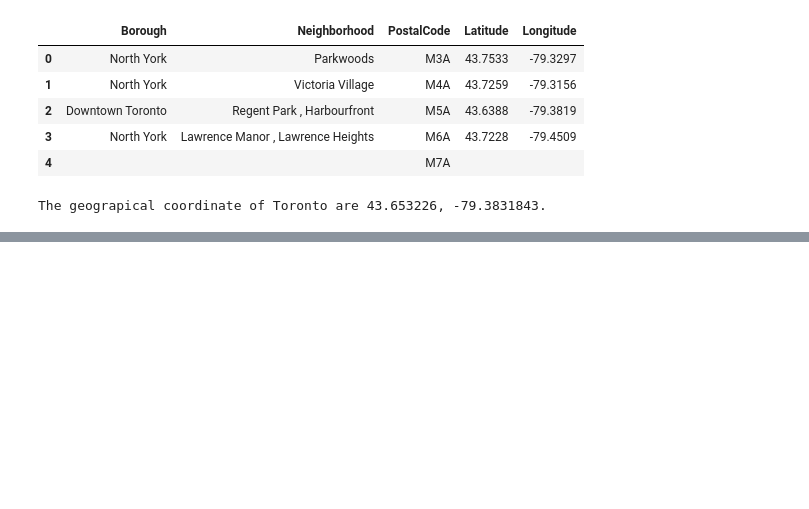
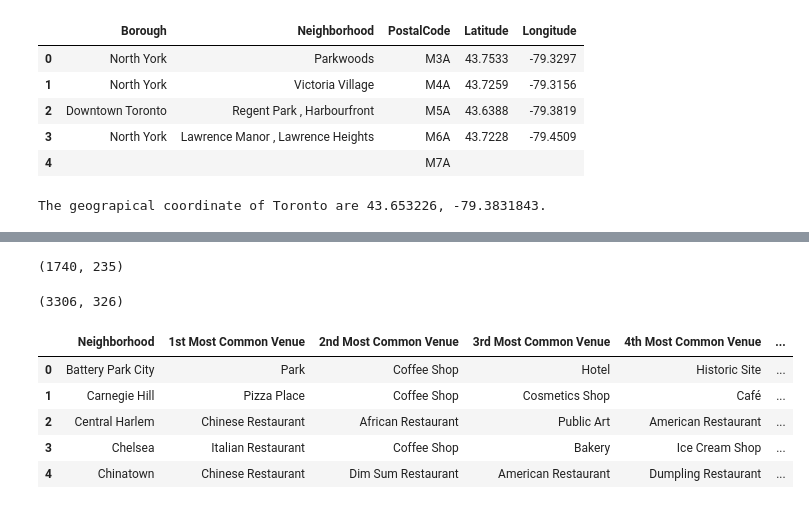
Before and after one commit to hksinha11/Coursera-capstone-project, a Jupyter notebook: Battle of the Neighborhoods.ipynb, the cells around one changed output, grey strips where cells are left out. Cells and saved outputs as stored; diff of their text form; code cells hidden in the pictures; blank space fills up the shorter version.

```diff
--- a/Battle of the Neighborhoods.ipynb
+++ b/Battle of the Neighborhoods.ipynb
@@ -198,0 +274,5 @@ The geograpical coordinate of Manhattan are 40.7900869, -73.9598295.
+# %%
+manhattan_venues = getNearbyVenues(names=manhattan_data['Neighborhood'],
+                                   latitudes=manhattan_data['Latitude'],
+                                   longitudes=manhattan_data['Longitude']
+                                  )
@@ -198,0 +322,29 @@ The geograpical coordinate of Manhattan are 40.7900869, -73.9598295.
+# %%
+# one hot encoding
+toronto_onehot = pd.get_dummies(toronto_venues[['Venue Category']], prefix="", prefix_sep="")
+
+# add neighborhood column back to dataframe
+toronto_onehot['Neighborhood'] = toronto_venues['Neighborhood']
+
+# move neighborhood column to the first column
+fixed_columns = [toronto_onehot.columns[-1]] + list(toronto_onehot.columns[:-1])
+toronto_onehot = toronto_onehot[fixed_columns]
+toronto_grouped = toronto_onehot.groupby('Neighborhood').mean().reset_index()
+toronto_onehot.shape
+# %% [output]
+(1740, 235)
+# %%
+# one hot encoding
+manhattan_onehot = pd.get_dummies(manhattan_venues[['Venue Category']], prefix="", prefix_sep="")
+
+# add neighborhood column back to dataframe
+manhattan_onehot['Neighborhood'] = manhattan_venues['Neighborhood']
+
+# move neighborhood column to the first column
+fixed_columns = [manhattan_onehot.columns[-1]] + list(manhattan_onehot.columns[:-1])
+manhattan_onehot = manhattan_onehot[fixed_columns]
+manhattan_grouped = manhattan_onehot.groupby('Neighborhood').mean().reset_index()
+
+manhattan_onehot.shape
+# %% [output]
+(3306, 326)
@@ -198,0 +357,28 @@ The geograpical coordinate of Manhattan are 40.7900869, -73.9598295.
+# %%
+num_top_venues = 10
+
+indicators = ['st', 'nd', 'rd']
+
+# create columns according to number of top venues
+columns = ['Neighborhood']
+for ind in np.arange(num_top_venues):
+    try:
+        columns.append('{}{} Most Common Venue'.format(ind+1, indicators[ind]))
+    except:
+        columns.append('{}th Most Common Venue'.format(ind+1))
+
+# create a new dataframe
+neighborhoods_venues_sorted_manhattan = pd.DataFrame(columns=columns)
+neighborhoods_venues_sorted_manhattan['Neighborhood'] = manhattan_grouped['Neighborhood']
+
+for ind in np.arange(manhattan_grouped.shape[0]):
+    neighborhoods_venues_sorted_manhattan.iloc[ind, 1:] = return_most_common_venues(manhattan_grouped.iloc[ind, :], num_top_venues)
+
+neighborhoods_venues_sorted_manhattan.head()
+# %% [output]
+|  | Neighborhood | 1st Most Common Venue | 2nd Most Common Venue | 3rd Most Common Venue | 4th Most Common Venue | ... |
+| 0 | Battery Park City | Park | Coffee Shop | Hotel | Historic Site | ... |
+| 1 | Carnegie Hill | Pizza Place | Coffee Shop | Cosmetics Shop | Café | ... |
+| 2 | Central Harlem | Chinese Restaurant | African Restaurant | Public Art | American Restaurant | ... |
+| 3 | Chelsea | Italian Restaurant | Coffee Shop | Bakery | Ice Cream Shop | ... |
+| 4 | Chinatown | Chinese Restaurant | Dim Sum Restaurant | American Restaurant | Dumpling Restaurant | ... |
```
Also changed, not shown: parts of 16 cells of this notebook.
